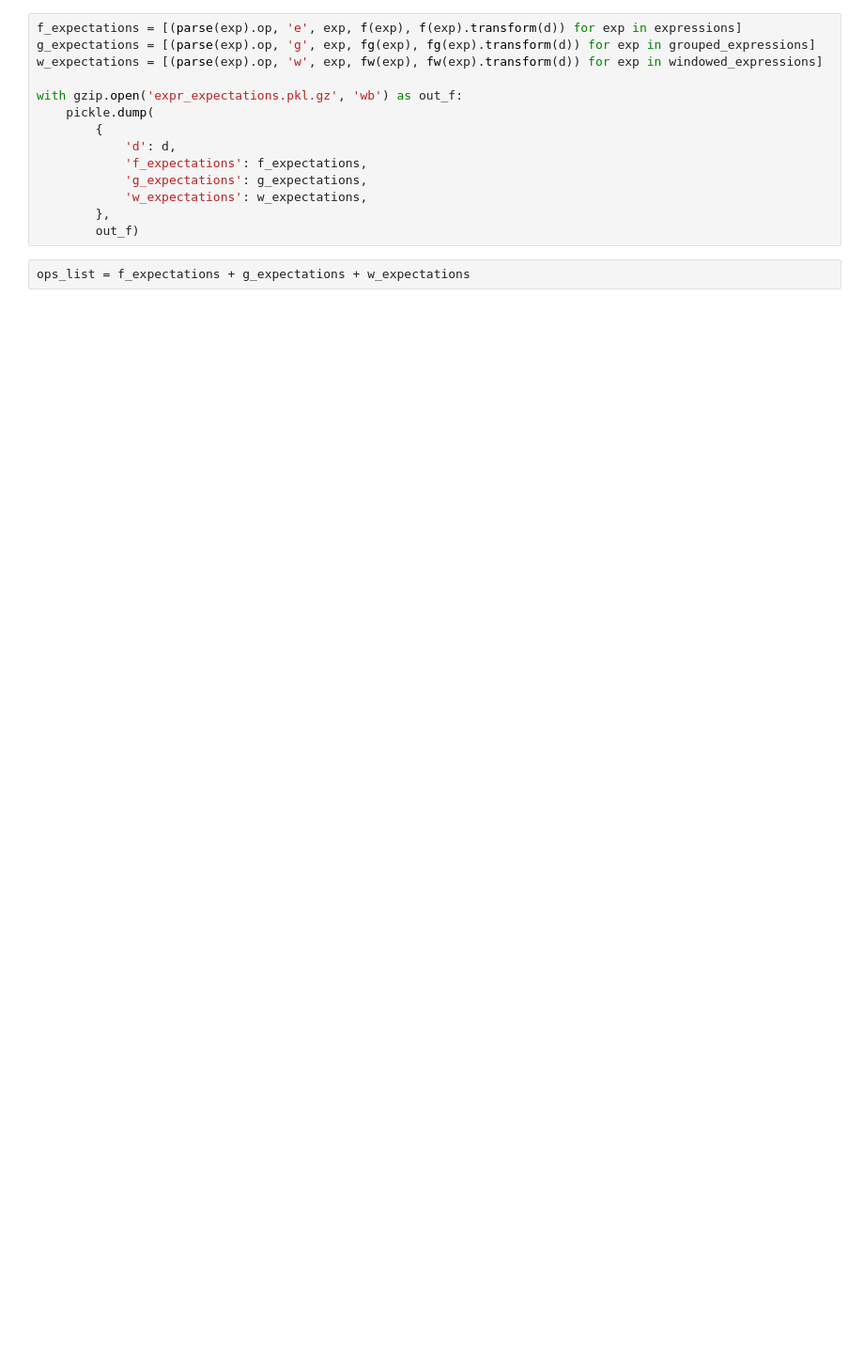
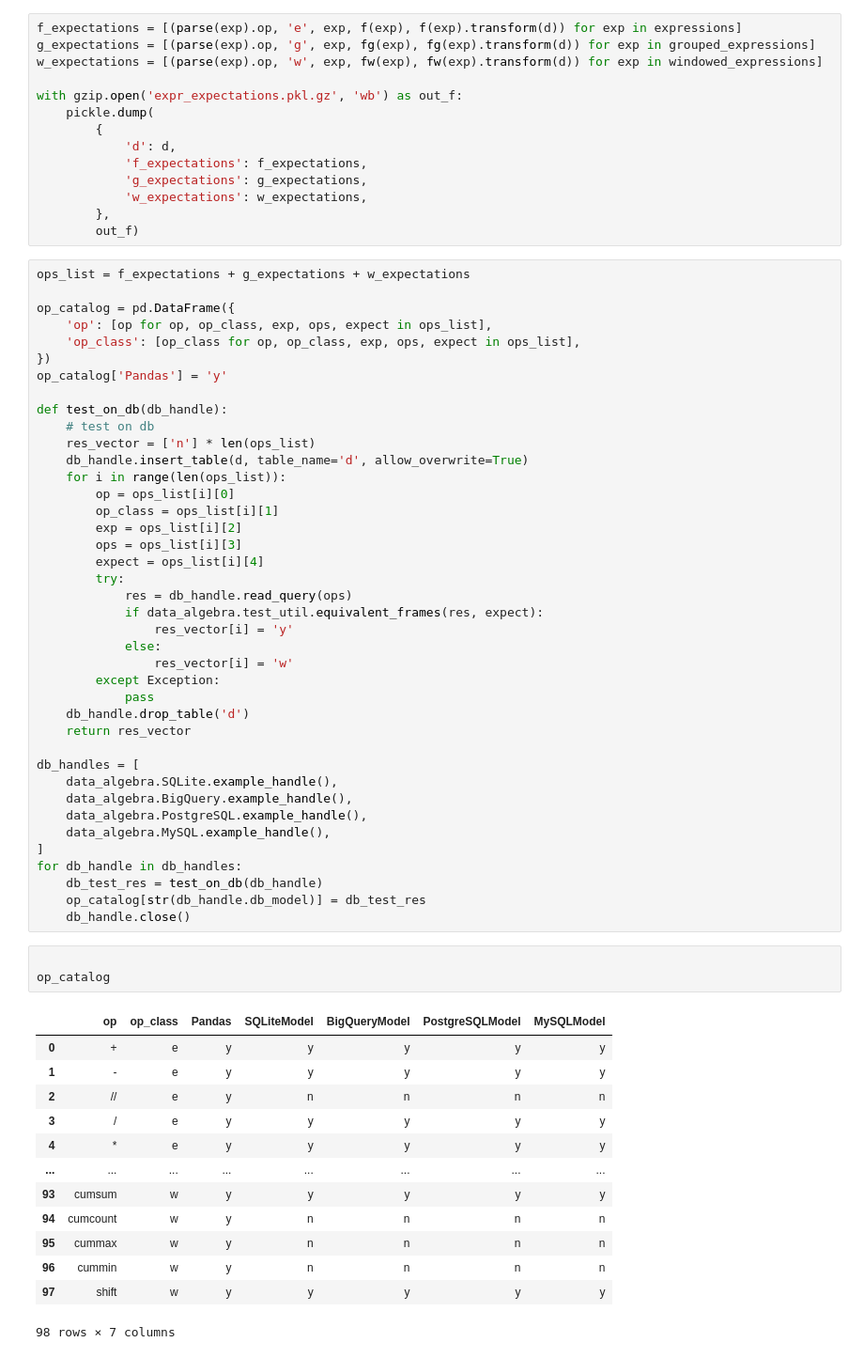
Before and after one commit to WinVector/data_algebra, a Jupyter notebook: Examples/Methods/data_algebra_catalog.ipynb, the cells around one changed output. Shown at 94% size. Cells and saved outputs as stored; diff of their text form; blank space fills up the shorter version.

Commit message:
git list of ops on dbs

```diff
--- a/Examples/Methods/data_algebra_catalog.ipynb
+++ b/Examples/Methods/data_algebra_catalog.ipynb
@@ -410,5 +357,60 @@ with gzip.open('expr_expectations.pkl.gz', 'wb') as out_f:
             'w_expectations': w_expectations,
         },
         out_f)
-# %%
-ops_list = f_expectations + g_expectations + w_expectations
+# %%
+ops_list = f_expectations + g_expectations + w_expectations
+
+op_catalog = pd.DataFrame({
+    'op': [op for op, op_class, exp, ops, expect in ops_list],
+    'op_class': [op_class for op, op_class, exp, ops, expect in ops_list],
+})
+op_catalog['Pandas'] = 'y'
+
+def test_on_db(db_handle):
+    # test on db
+    res_vector = ['n'] * len(ops_list)
+    db_handle.insert_table(d, table_name='d', allow_overwrite=True)
+    for i in range(len(ops_list)):
+        op = ops_list[i][0]
+        op_class = ops_list[i][1]
+        exp = ops_list[i][2]
+        ops = ops_list[i][3]
+        expect = ops_list[i][4]
+        try:
+            res = db_handle.read_query(ops)
+            if data_algebra.test_util.equivalent_frames(res, expect):
+                res_vector[i] = 'y'
+            else:
+                res_vector[i] = 'w'
+        except Exception:
+            pass
+    db_handle.drop_table('d')
+    return res_vector
+
+db_handles = [
+    data_algebra.SQLite.example_handle(),
+    data_algebra.BigQuery.example_handle(),
+    data_algebra.PostgreSQL.example_handle(),
+    data_algebra.MySQL.example_handle(),
+]
+for db_handle in db_handles:
+    db_test_res = test_on_db(db_handle)
+    op_catalog[str(db_handle.db_model)] = db_test_res
+    db_handle.close()
+# %%
+
+op_catalog
+# %% [output]
+|  | op | op_class | Pandas | SQLiteModel | BigQueryModel | PostgreSQLModel | MySQLModel |
+| 0 | + | e | y | y | y | y | y |
+| 1 | - | e | y | y | y | y | y |
+| 2 | // | e | y | n | n | n | n |
+| 3 | / | e | y | y | y | y | y |
+| 4 | * | e | y | y | y | y | y |
+| ... | ... | ... | ... | ... | ... | ... | ... |
+| 93 | cumsum | w | y | y | y | y | y |
+| 94 | cumcount | w | y | n | n | n | n |
+| 95 | cummax | w | y | n | n | n | n |
+| 96 | cummin | w | y | n | n | n | n |
+| 97 | shift | w | y | y | y | y | y |
+98 rows × 7 columns
```
Also changed, not shown: parts of 11 cells of this notebook, 3 other files.
